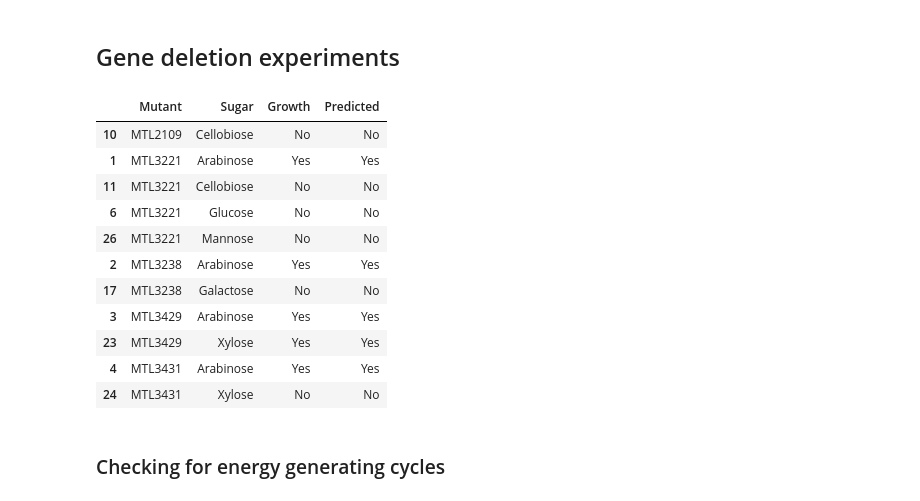
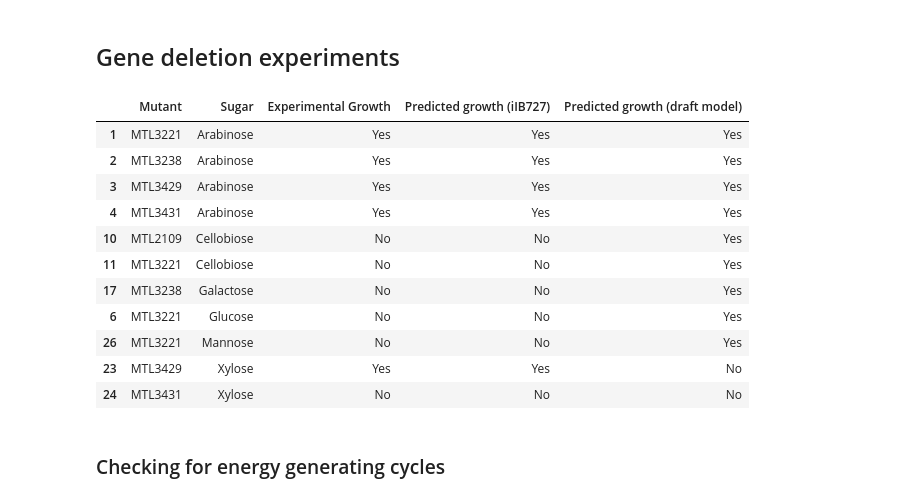
Before and after one commit to IdunBurgos/Ruminiclostridium-cellullolyticum-model-final, a Jupyter notebook: notebooks/Step 6- Model testing.ipynb, the cells around one changed output. Drawn from its saved outputs; the diff is of its cells as text; code cells hidden in the pictures.

```diff
--- a/notebooks/Step 6- Model testing.ipynb
+++ b/notebooks/Step 6- Model testing.ipynb
@@ -52,14 +166,0 @@ model = load_cbmodel('../models/RcH10_final.xml', flavor='bigg')
-# %%
-# predict max growth rate (secretion is constrained)
-mu_sim = []
-
-for i, mu_i in enumerate(mu):
-    constraints = {
-        'R_EX_cellb_e': (-q_cellb[i], -q_cellb[i]),
-        'R_EX_ac_e':(q_ac[i], q_ac[i]),
-        'R_EX_lac__L_e':(q_lac[i], q_lac[i]),
-        'R_EX_etoh_e':(q_etoh[i], q_etoh[i]),
-    }
-    sol = FBA(model, constraints=constraints)
-    mu_i = sol.fobj if sol.fobj is not None else 0
-    mu_sim.append(mu_i)
@@ -123,0 +167,4 @@ Wall time: 36.7 s
+# %%
+model = load_cbmodel('../models/RcH10_final.xml', flavor='bigg')
+model_draft = load_cbmodel('../models/RcH10_draft.xml', flavor='bigg')
+model_iFS431 = load_cbmodel("../models/other_models/iFS431_genes.xml",exchange_detection="^EX_.*",flavor="cobra")
@@ -142,7 +328,7 @@ genes = {
 }
 # %%
 mutant_growth = pd.read_excel('../input/Kampik_2021_mutants.xlsx', sheet_name="gene_deletion_boolean", usecols="A:H")
-mutant_growth = mutant_growth.melt(id_vars=['Mutant'], value_vars=sugars.keys(), var_name='Sugar', value_name='Growth').dropna()
+mutant_growth = mutant_growth.melt(id_vars=['Mutant'], value_vars=sugars.keys(), var_name='Sugar', value_name='Experimental Growth').dropna()
 # %%
 env_init=Environment.from_compounds(media['MM_glucose'])
 del env_init['R_EX_glc__D_e']
@@ -150,29 +337,33 @@ env_init.apply(model, exclusive=True, inplace=True, warning=False)
 # %%
 data = []
-
+data_draft = []
 for i, row in mutant_growth.iterrows():
 
     ko = [genes[row['Mutant']]]
     constraints = {f'R_EX_{sugars[row["Sugar"]]}_e': (-10, 0)}
     sol = gene_knockout(model, ko, constraints=constraints)
+    sol_draft = gene_knockout(model_draft, ko, constraints=constraints)
+
     data.append('Yes' if (sol.fobj is not None and sol.fobj > 0.001) else 'No')
+    data_draft.append('Yes' if (sol_draft.fobj is not None and sol_draft.fobj > 0.001) else 'No')
 
-mutant_growth['Predicted'] = data
+mutant_growth['Predicted growth (iIB727)'] = data
+mutant_growth['Predicted growth (draft model)'] = data_draft
 # %%
-mutant_growth.sort_values(['Mutant', 'Sugar'])
+mutant_growth.sort_values(['Sugar','Mutant'])
 # %% [output]
-|  | Mutant | Sugar | Growth | Predicted |
-| 10 | MTL2109 | Cellobiose | No | No |
-| 1 | MTL3221 | Arabinose | Yes | Yes |
-| 11 | MTL3221 | Cellobiose | No | No |
-| 6 | MTL3221 | Glucose | No | No |
-| 26 | MTL3221 | Mannose | No | No |
-| 2 | MTL3238 | Arabinose | Yes | Yes |
-| 17 | MTL3238 | Galactose | No | No |
-| 3 | MTL3429 | Arabinose | Yes | Yes |
-| 23 | MTL3429 | Xylose | Yes | Yes |
-| 4 | MTL3431 | Arabinose | Yes | Yes |
-| 24 | MTL3431 | Xylose | No | No |
+|  | Mutant | Sugar | Experimental Growth | Predicted growth (iIB727) | Predicted growth (draft model) |
+| 1 | MTL3221 | Arabinose | Yes | Yes | Yes |
+| 2 | MTL3238 | Arabinose | Yes | Yes | Yes |
+| 3 | MTL3429 | Arabinose | Yes | Yes | Yes |
+| 4 | MTL3431 | Arabinose | Yes | Yes | Yes |
+| 10 | MTL2109 | Cellobiose | No | No | Yes |
+| 11 | MTL3221 | Cellobiose | No | No | Yes |
+| 17 | MTL3238 | Galactose | No | No | Yes |
+| 6 | MTL3221 | Glucose | No | No | Yes |
+| 26 | MTL3221 | Mannose | No | No | Yes |
+| 23 | MTL3429 | Xylose | Yes | Yes | No |
+| 24 | MTL3431 | Xylose | No | No | No |
 # %% [markdown]
 ### Checking for energy generating cycles
 # %%
```
Also changed, not shown: parts of 44 cells of this notebook, 52 other files.
